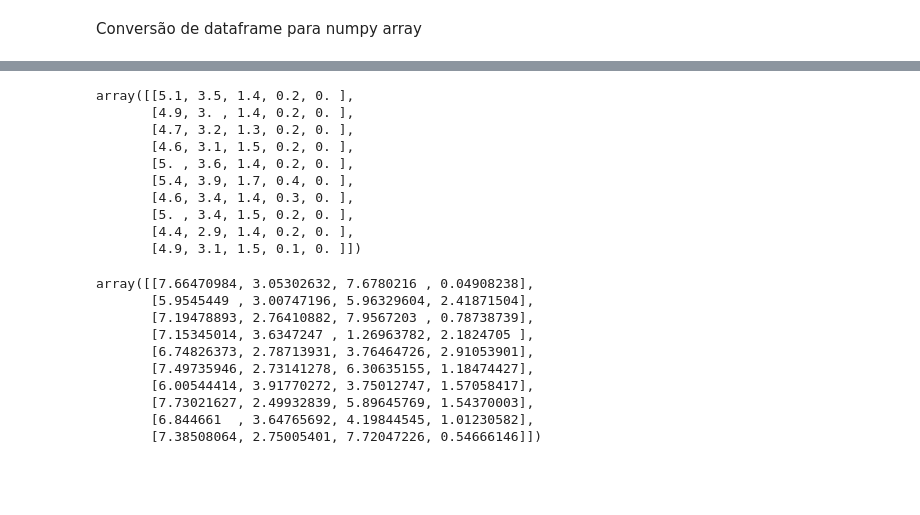
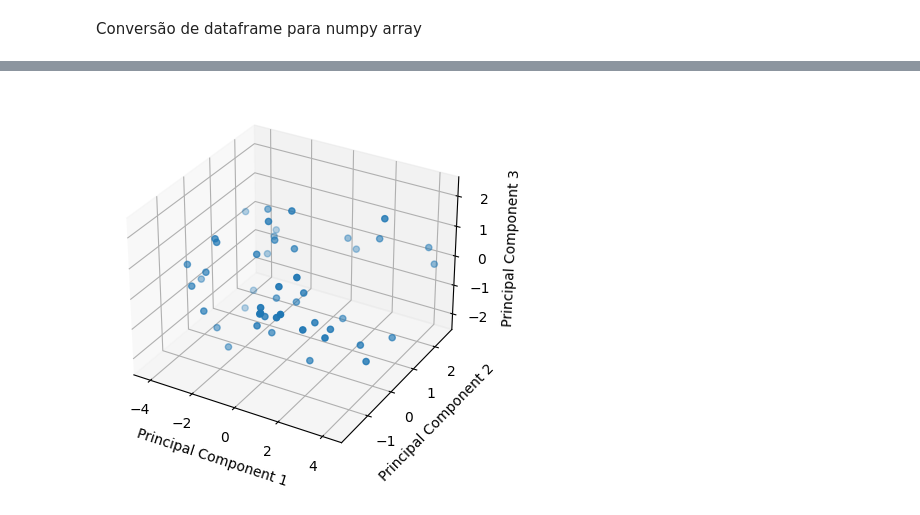
Before and after one commit to pedrordrigs/AINet, a Jupyter notebook: clonalg_git.ipynb, the cells around one changed output, grey strips where cells are left out. Cells and saved outputs as stored; diff of their text form; code cells hidden in the pictures; blank space fills up the shorter version.

```diff
--- a/clonalg_git.ipynb
+++ b/clonalg_git.ipynb
@@ -297,3 +136,0 @@ for pop_it in best_affinity_it:
-# %%
-for i in range(len(pop_it)):
-    population[i] = pop_it[i][0]
@@ -300,4 +141,18 @@ for i in range(len(pop_it)):
+# %%
+for i, cell in enumerate(population):
+    # Verifica se a célula tem mais de uma dimensão
+    if len(cell[0].shape) > 1:
+        # Aplica numpy.ravel() para simplificar as dimensões
+        flattened_cell = np.ravel(cell[0])
+        population[i] = (flattened_cell,)
+    else:
+        population[i] = cell
+
+    if isinstance(cell, tuple):
+        array_cell = np.array(cell)
+        flattened_cell = np.ravel(array_cell)
+        population[i] = (flattened_cell)
 # %%
 antibodies = pd.DataFrame(population)
 antibodies = pd.DataFrame(scaler.inverse_transform(antibodies), columns=antibodies.columns)
-antibodies = antibodies.head(10).to_numpy()
+antibodies_array = antibodies.values
@@ -438,26 +179,32 @@ aff
-# %%
-antigens
-# %% [output]
-array([[5.1, 3.5, 1.4, 0.2, 0. ],
-       [4.9, 3. , 1.4, 0.2, 0. ],
-       [4.7, 3.2, 1.3, 0.2, 0. ],
-       [4.6, 3.1, 1.5, 0.2, 0. ],
-       [5. , 3.6, 1.4, 0.2, 0. ],
-       [5.4, 3.9, 1.7, 0.4, 0. ],
-       [4.6, 3.4, 1.4, 0.3, 0. ],
-       [5. , 3.4, 1.5, 0.2, 0. ],
-       [4.4, 2.9, 1.4, 0.2, 0. ],
-       [4.9, 3.1, 1.5, 0.1, 0. ]])
-# %%
-antibodies
-# %% [output]
-array([[7.66470984, 3.05302632, 7.6780216 , 0.04908238],
-       [5.9545449 , 3.00747196, 5.96329604, 2.41871504],
-       [7.19478893, 2.76410882, 7.9567203 , 0.78738739],
-       [7.15345014, 3.6347247 , 1.26963782, 2.1824705 ],
-       [6.74826373, 2.78713931, 3.76464726, 2.91053901],
-       [7.49735946, 2.73141278, 6.30635155, 1.18474427],
-       [6.00544414, 3.91770272, 3.75012747, 1.57058417],
-       [7.73021627, 2.49932839, 5.89645769, 1.54370003],
-       [6.844661  , 3.64765692, 4.19844545, 1.01230582],
-       [7.38508064, 2.75005401, 7.72047226, 0.54666146]])
+# %%
+import matplotlib.pyplot as plt
+from mpl_toolkits.mplot3d import Axes3D
+import numpy as np
+from sklearn.decomposition import PCA
+
+# Extract the feature vectors from the population
+feature_vectors = np.array([cell for cell in antibodies_array])
+
+
+# Apply PCA to reduce the dimensionality to 3
+pca = PCA(n_components=3)
+reduced_population = pca.fit_transform(feature_vectors)
+
+# Now, you can plot the reduced population using a 3D scatter plot
+
+fig = plt.figure()
+ax = fig.add_subplot(111, projection='3d')
+
+x = reduced_population[:, 0]
+y = reduced_population[:, 1]
+z = reduced_population[:, 2]
+
+ax.scatter(x, y, z)
+
+ax.set_xlabel('Principal Component 1')
+ax.set_ylabel('Principal Component 2')
+ax.set_zlabel('Principal Component 3')
+
+plt.show()
+# %% [output]
+[figure, added]
```
Also changed, not shown: parts of 42 cells of this notebook, 7 other files.
